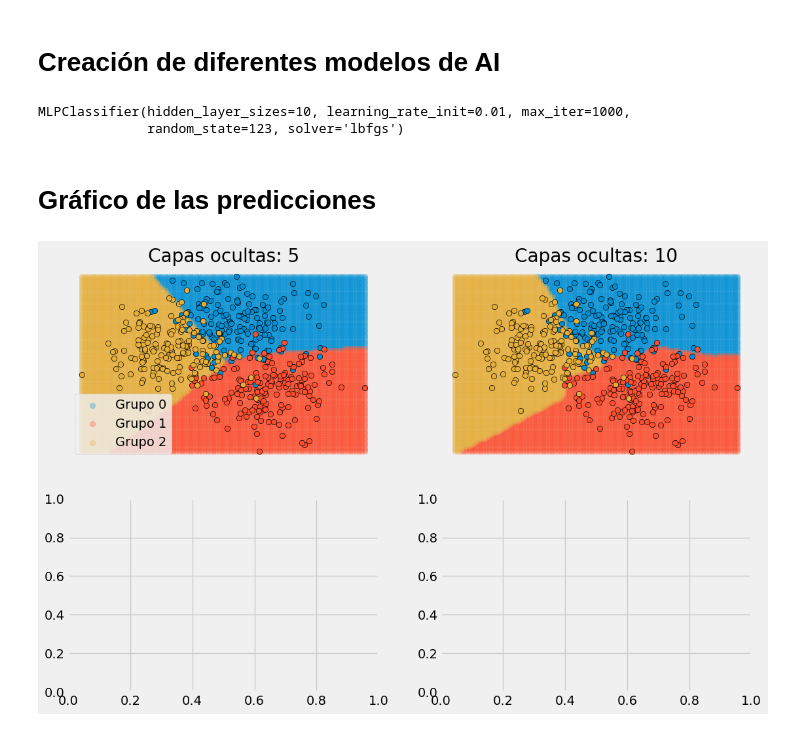
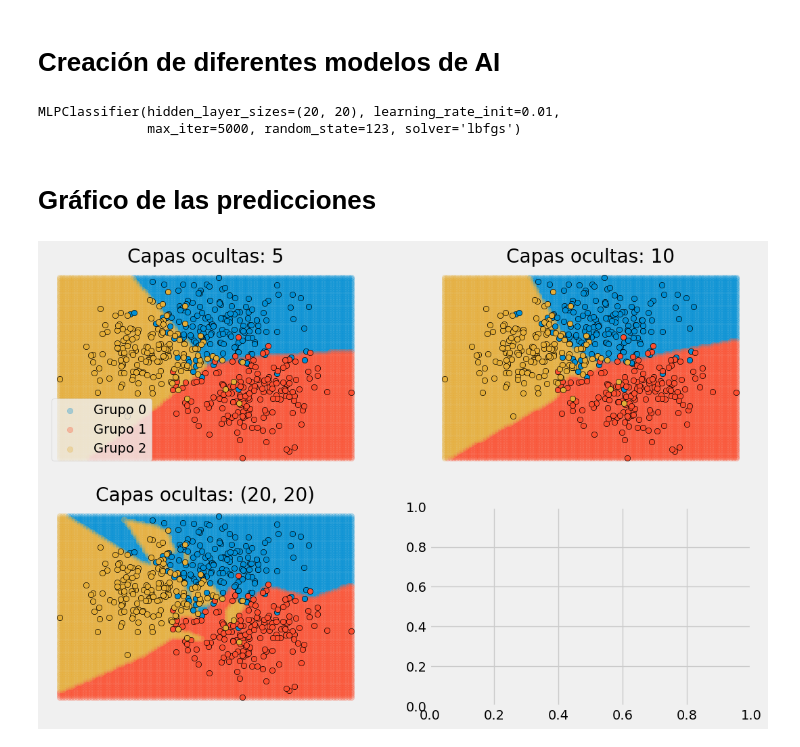
Before and after one commit to Dev-Mw/NNClassifier, a Jupyter notebook: red_neuronal_clasificatoria.ipynb, the cells around one changed output. Saved outputs shown, nothing was run; the diff lists cells and outputs as text; code cells hidden in the pictures.

Commit message:
creacion del tercer modelo

```diff
--- a/red_neuronal_clasificatoria.ipynb
+++ b/red_neuronal_clasificatoria.ipynb
@@ -62,12 +62,19 @@ modelo_2 = MLPClassifier(
                 max_iter = 1000,
                 random_state = 123
             )
+modelo_3 = MLPClassifier(
+                hidden_layer_sizes=(20, 20),#dos capas ocultas con 20 neuronas cada una
+                learning_rate_init=0.01,
+                solver = 'lbfgs',
+                max_iter = 5000,
+                random_state = 123)
 
 modelo_1.fit(X=X, y=y)
 modelo_2.fit(X=X, y=y)
+modelo_3.fit(X=X, y=y)
 # %% [output]
-MLPClassifier(hidden_layer_sizes=10, learning_rate_init=0.01, max_iter=1000,
-              random_state=123, solver='lbfgs')
+MLPClassifier(hidden_layer_sizes=(20, 20), learning_rate_init=0.01,
+              max_iter=5000, random_state=123, solver='lbfgs')
 # %% [markdown]
 # Gráfico de las predicciones
 # %%
@@ -80,32 +87,32 @@ grid_x2 = np.linspace(start=min(X[:, 1]), stop=max(X[:, 1]), num=100)
 xx, yy = np.meshgrid(grid_x1, grid_x2)
 X_grid = np.column_stack([xx.flatten(), yy.flatten()])
 
-for i, modelo in enumerate([modelo_1, modelo_2]):
+for i, modelo in enumerate([modelo_1, modelo_2, modelo_3]):
 
     predicciones = modelo.predict(X_grid)
 
     for j in np.unique(predicciones):
         axs[i].scatter(
             x = X_grid[predicciones == j, 0],
             y = X_grid[predicciones == j, 1],
             c = plt.rcParams['axes.prop_cycle'].by_key()['color'][j],
             #marker = 'o',
             alpha = 0.3,
             label= f"Grupo {j}"
         )
 
     for j in np.unique(y):
         axs[i].scatter(
             x = X[y == j, 0],
             y = X[y == j, 1],
             c = plt.rcParams['axes.prop_cycle'].by_key()['color'][j],
             marker    = 'o',
             edgecolor = 'black'
         )
 
     axs[i].set_title(f"Capas ocultas: {modelo.hidden_layer_sizes}")
     axs[i].axis('off')
 
 axs[0].legend();
 # %% [output]
-[figure, old version]
+[figure, new version]
```
Also changed, not shown: 1 other file.
